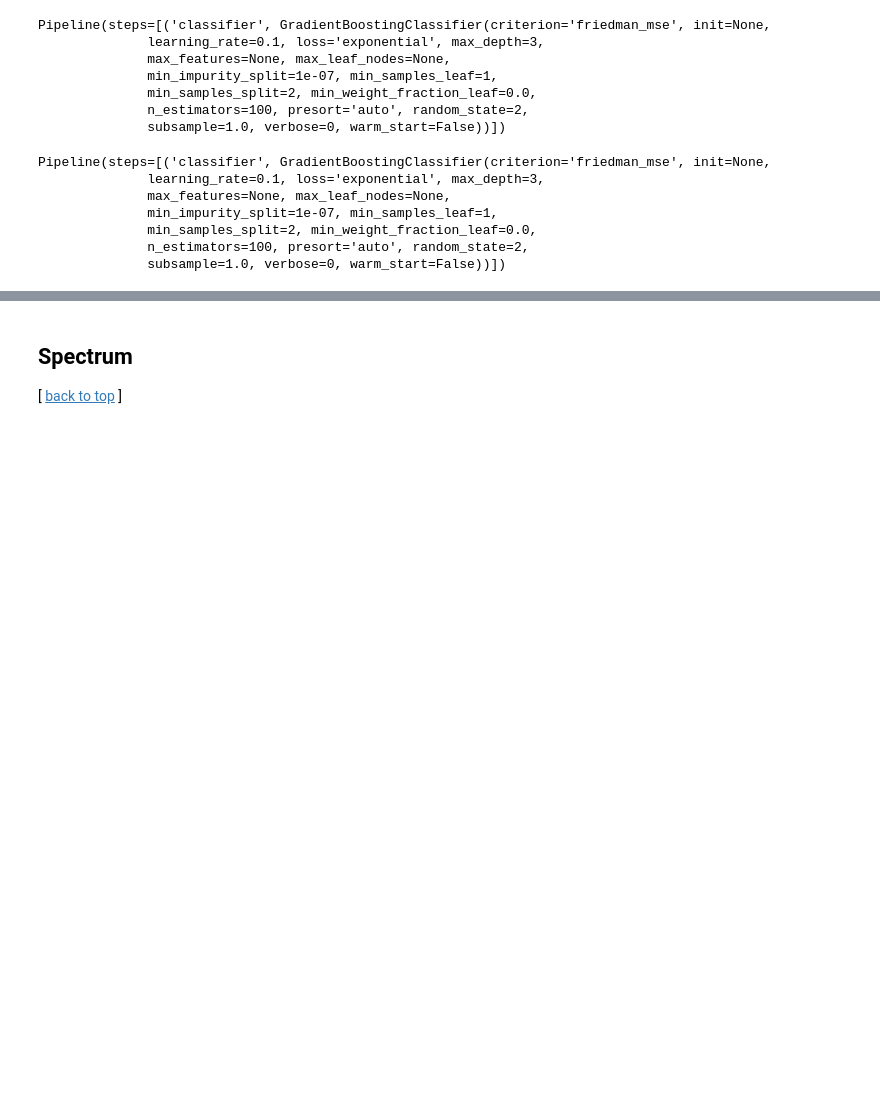
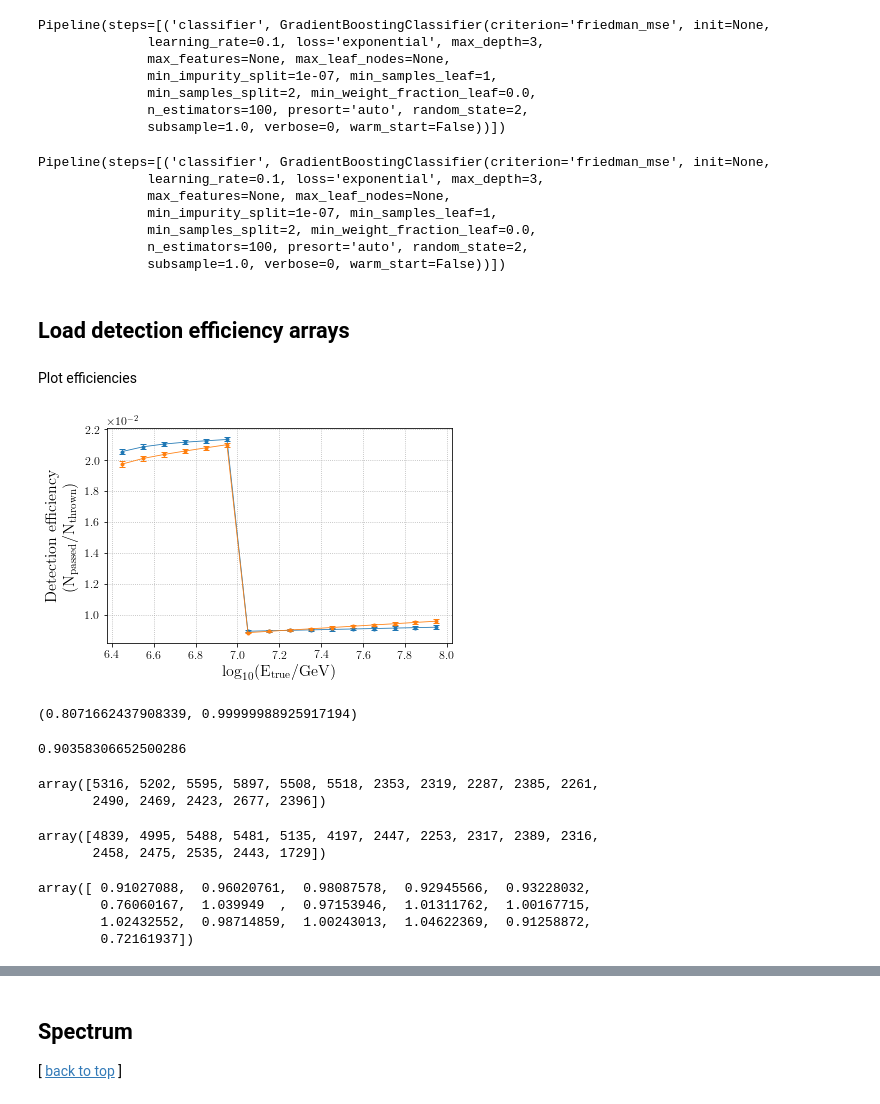
Before and after one commit to jrbourbeau/cr-composition, a Jupyter notebook: notebooks/unfolding/pyunfold-formatting.ipynb, the cells around one changed output, grey strips where cells are left out. Saved outputs shown, nothing was run; the diff lists cells and outputs as text; code cells hidden in the pictures; blank space fills up the shorter version.

```diff
--- a/notebooks/unfolding/pyunfold-formatting.ipynb
+++ b/notebooks/unfolding/pyunfold-formatting.ipynb
@@ -99,3 +100,31 @@ Pipeline(steps=[('classifier', GradientBoostingClassifier(criterion='friedman_ms
               min_samples_split=2, min_weight_fraction_leaf=0.0,
               n_estimators=100, presort='auto', random_state=2,
               subsample=1.0, verbose=0, warm_start=False))])
+# %% [markdown]
+## Load detection efficiency arrays
+# %%
+efficiencies = {}
+efficiencies_err = {}
+for composition in comp_list:
+    eff_path = os.path.join(comp.paths.comp_data_dir, 'unfolding',
+                            'efficiency-{}.npy'.format(composition))
+    efficiencies[composition] = np.load(eff_path)
+    eff_err_path = os.path.join(comp.paths.comp_data_dir, 'unfolding',
+                                'efficiency-err-{}.npy'.format(composition))
+    efficiencies_err[composition] = np.load(eff_err_path)
+# %% [markdown]
+Plot efficiencies
+# %%
+fig, ax = plt.subplots()
+for composition in comp_list:
+    ax.errorbar(energybins.log_energy_midpoints, efficiencies[composition],
+                yerr=efficiencies_err[composition], color=color_dict[composition],
+                label=composition, marker='.')
+ax.set_xlabel('$\mathrm{\log_{10}(E_{true}/GeV)}$')
+ax.set_ylabel('Detection efficiency \n($\mathrm{N_{passed}/N_{thrown}}$)')
+ax.grid()
+ax.ticklabel_format(style='sci',axis='y')
+ax.yaxis.major.formatter.set_powerlimits((0,0))
+plt.show()
+# %% [output]
+[figure, added]
@@ -101,0 +141,27 @@ Pipeline(steps=[('classifier', GradientBoostingClassifier(criterion='friedman_ms
+# %%
+df_sim.lap_cos_zenith.min(), df_sim.lap_cos_zenith.max()
+# %% [output]
+(0.8071662437908339, 0.99999988925917194)
+# %%
+(df_sim.lap_cos_zenith.max() + df_sim.lap_cos_zenith.min())/2
+# %% [output]
+0.90358306652500286
+# %%
+counts_MC_energy_bins = np.histogram(df_sim.MC_log_energy, bins=energybins.log_energy_bins)[0]
+counts_MC_energy_bins
+# %% [output]
+array([5316, 5202, 5595, 5897, 5508, 5518, 2353, 2319, 2287, 2385, 2261,
+       2490, 2469, 2423, 2677, 2396])
+# %%
+counts_reco_energy_bins = np.histogram(df_sim.lap_log_energy, bins=energybins.log_energy_bins)[0]
+counts_reco_energy_bins
+# %% [output]
+array([4839, 4995, 5488, 5481, 5135, 4197, 2447, 2253, 2317, 2389, 2316,
+       2458, 2475, 2535, 2443, 1729])
+# %%
+counts_reco_energy_bins / counts_MC_energy_bins
+# %% [output]
+array([ 0.91027088,  0.96020761,  0.98087578,  0.92945566,  0.93228032,
+        0.76060167,  1.039949  ,  0.97153946,  1.01311762,  1.00167715,
+        1.02432552,  0.98714859,  1.00243013,  1.04622369,  0.91258872,
+        0.72161937])
```
Also changed, not shown: parts of 55 cells of this notebook, 12 other files.
